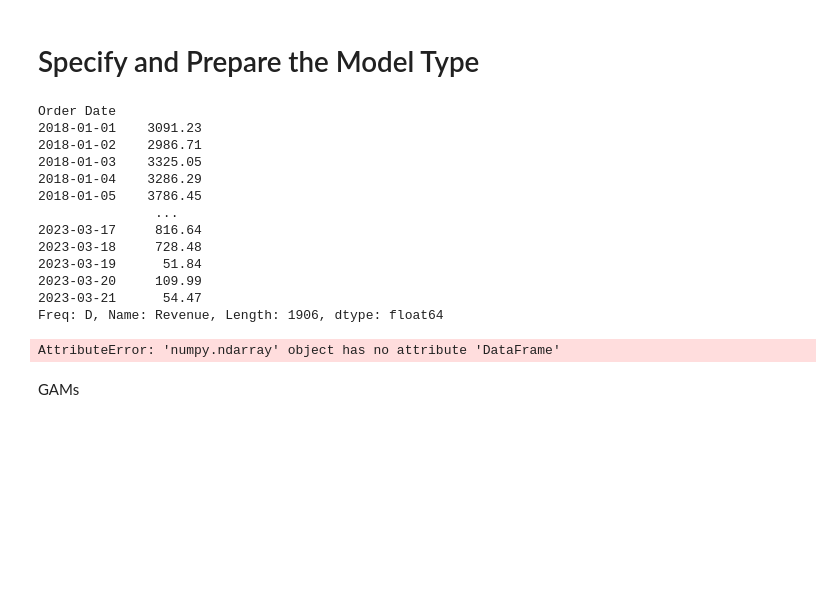
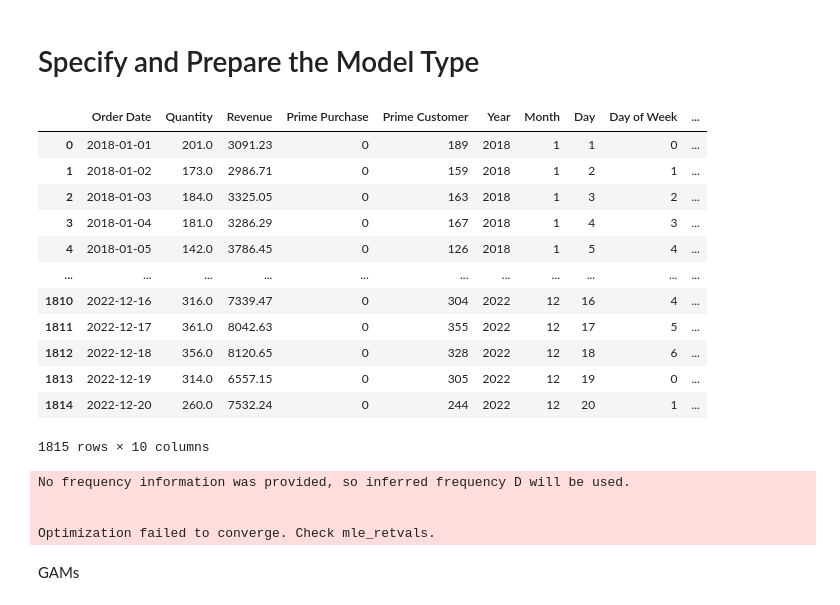
Before and after one commit to oliviermizero/BusinessForecastingProject, a Jupyter notebook: workflow.ipynb, the cells around one changed output. Drawn from its saved outputs; the diff is of its cells as text; code cells hidden in the pictures; blank space fills up the shorter version.

Commit message:
finished models

```diff
--- a/workflow.ipynb
+++ b/workflow.ipynb
@@ -372,40 +185,28 @@ forecast080 = alpha080.forecast(3)
-# %%
-revenue
-# %% [output]
-Order Date
-2018-01-01    3091.23
-2018-01-02    2986.71
-2018-01-03    3325.05
-2018-01-04    3286.29
-2018-01-05    3786.45
-               ...
-2023-03-17     816.64
-2023-03-18     728.48
-2023-03-19      51.84
-2023-03-20     109.99
-2023-03-21      54.47
-Freq: D, Name: Revenue, Length: 1906, dtype: float64
-# %%
-import plotly.graph_objects as go
-
-# Plotting our data
-
-smoothData = pd.DataFrame([revenue.values, alpha020.fittedvalues.values,  alpha050.fittedvalues.values,  alpha080.fittedvalues.values]).T
-smoothData.columns = ['Truth', 'alpha=0.2', 'alpha=0.5', 'alpha=0.8']
-smoothData.index = revenue.index
-
-fig = px.line(smoothData, y = ['Truth', 'alpha=0.2', 'alpha=0.5', 'alpha=0.8'],
-        x = smoothData.index,
-        color_discrete_map={"Truth": 'blue',
-                           'alpha=0.2': 'red',
-                            'alpha=0.5':'green',
-                            'alpha=0.8':'purple'}
-       )
-
-# Incorporating the Forecasts
-
-fig.add_trace(go.Scatter(x=forecast020.index, y = forecast020.values, name='Forecast alpha=0.2', line={'color':'red'}))
-fig.add_trace(go.Scatter(x=forecast050.index, y = forecast050.values, name='Forecast alpha=0.5', line={'color':'green'}))
-fig.add_trace(go.Scatter(x=forecast080.index, y = forecast080.values, name='Forecast alpha=0.8', line={'color':'purple'}))
-# %% [output]
-AttributeError: 'numpy.ndarray' object has no attribute 'DataFrame'
+# %%
+aggregated_data
+# %% [output]
+|  | Order Date | Quantity | Revenue | Prime Purchase | Prime Customer | Year | Month | Day | Day of Week | ... |
+| 0 | 2018-01-01 | 201.0 | 3091.23 | 0 | 189 | 2018 | 1 | 1 | 0 | ... |
+| 1 | 2018-01-02 | 173.0 | 2986.71 | 0 | 159 | 2018 | 1 | 2 | 1 | ... |
+| 2 | 2018-01-03 | 184.0 | 3325.05 | 0 | 163 | 2018 | 1 | 3 | 2 | ... |
+| 3 | 2018-01-04 | 181.0 | 3286.29 | 0 | 167 | 2018 | 1 | 4 | 3 | ... |
+| 4 | 2018-01-05 | 142.0 | 3786.45 | 0 | 126 | 2018 | 1 | 5 | 4 | ... |
+| ... | ... | ... | ... | ... | ... | ... | ... | ... | ... | ... |
+| 1810 | 2022-12-16 | 316.0 | 7339.47 | 0 | 304 | 2022 | 12 | 16 | 4 | ... |
+| 1811 | 2022-12-17 | 361.0 | 8042.63 | 0 | 355 | 2022 | 12 | 17 | 5 | ... |
+| 1812 | 2022-12-18 | 356.0 | 8120.65 | 0 | 328 | 2022 | 12 | 18 | 6 | ... |
+| 1813 | 2022-12-19 | 314.0 | 6557.15 | 0 | 305 | 2022 | 12 | 19 | 0 | ... |
+| 1814 | 2022-12-20 | 260.0 | 7532.24 | 0 | 244 | 2022 | 12 | 20 | 1 | ... |
+1815 rows × 10 columns
+# %%
+revenue = aggregated_data['Revenue']
+revenue.index = aggregated_data['Order Date']
+
+expModel = ExponentialSmoothing(revenue, trend='add', seasonal='add', seasonal_periods=30).fit()
+
+expForecast = expModel.forecast(90)
+# %% [output]
+No frequency information was provided, so inferred frequency D will be used.
+
+
+Optimization failed to converge. Check mle_retvals.
```
Also changed, not shown: parts of 57 cells of this notebook.
